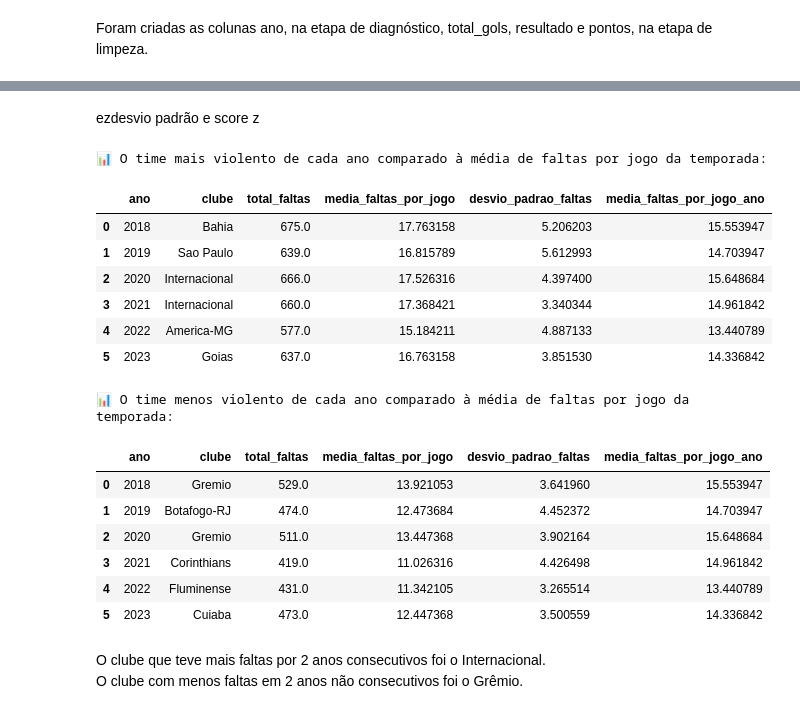
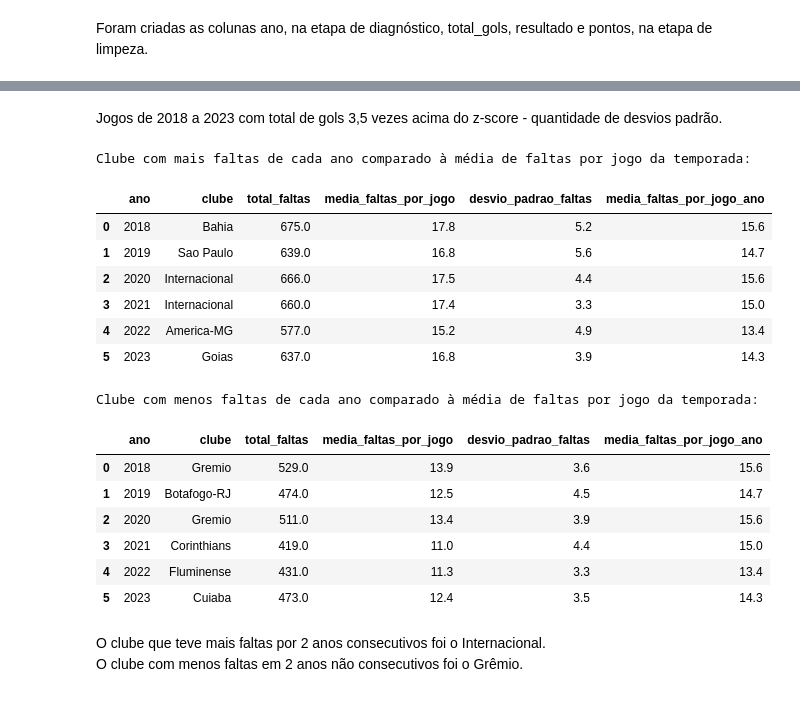
Before and after one commit to CharleneSantos/Caixaverso-FC5, a Jupyter notebook: notebooks/analises.ipynb, the cells around one changed output, grey strips where cells are left out. Cells and saved outputs as stored; diff of their text form; code cells hidden in the pictures.

Commit message:
Finalização das etapas de importação, diagnóstico e limpeza.

```diff
--- a/notebooks/analises.ipynb
+++ b/notebooks/analises.ipynb
@@ -419,14 +405,14 @@ for col in colunas_mediana:
     linhas_com_nan_antes = df_limpeza.isna().any(axis=1).sum()
     media_antes = df_limpeza[col].mean()
 
-    # 2. Calcula a mediana normalmente baseada no grupo (clube e ano)
+    # Calcula a mediana no grupo clube e ano
     mediana_grupo = df_limpeza.groupby(['clube', 'ano'])[col].transform('median').astype(float)
 
-    # 3. Usa o .loc para garantir que o fillna atue APENAS nas 48 linhas filtradas
+    # Usa o .loc para garantir que o fillna atue APENAS nas linhas filtradas
     df_limpeza.loc[filtro, col] = df_limpeza.loc[filtro, col].fillna(mediana_grupo)
 
-    # Registra o total de linhas com NaN após o preenchimento desta coluna
-    linhas_com_nan_depois = df_limpeza.isna().any(axis=1).sum()
+    # Registra o total de linhas dessa coluna com NaN após o preenchimento desta coluna
+    linhas_com_nan_depois = df_limpeza[col].isna().sum()
 
     print(f"--- Coluna: {col} ---")
     print(f"Linhas com NaN antes  : {linhas_com_nan_antes}")
@@ -534,45 +516,45 @@ Partidas que foram outliers de total_gols no ano (incluindo a média anual):
 # %% [markdown]
-ezdesvio padrão e score z
+Jogos de 2018 a 2023 com total de gols 3,5 vezes acima do z-score - quantidade de desvios padrão.
 # %%
-# 1. Agrupa por ano e por clube para calcular as estatísticas por time
-estudo_violencia = df_limpeza.groupby(['ano', 'clube'])['faltas'].agg(
+# Agrupa por ano e por clube para calcular as estatísticas por time
+estudo_faltas = df_limpeza.groupby(['ano', 'clube'])['faltas'].agg(
     total_faltas='sum',
     media_faltas_por_jogo='mean',
     desvio_padrao_faltas='std',
 ).reset_index()
 
-# 2. CORREÇÃO: Calcula a média de faltas POR JOGO de todos os times do ano
-estudo_violencia['media_faltas_por_jogo_ano'] = estudo_violencia.groupby('ano')['media_faltas_por_jogo'].transform('mean')
+# Calcula a média de faltas POR JOGO de todos os times do ano
+estudo_faltas['media_faltas_por_jogo_ano'] = estudo_faltas.groupby('ano')['media_faltas_por_jogo'].transform('mean')
 
-# 3. Ordena para garantir que o time com mais faltas fique no topo do seu ano
-estudo_violencia = estudo_violencia.sort_values(by=['ano', 'total_faltas'], ascending=[False, False])
+# Ordena para garantir que o time com mais faltas fique no topo do seu ano
+estudo_faltas = estudo_faltas.sort_values(by=['ano', 'total_faltas'], ascending=[False, False])
 
-# 4. Isola apenas o primeiro registro (o maior) de cada ano
-maiores_por_ano = estudo_violencia.groupby('ano').first().reset_index()
-menores_por_ano = estudo_violencia.groupby('ano').last().reset_index()
+# Isola apenas o primeiro registro (o maior) de cada ano
+maiores_por_ano = estudo_faltas.groupby('ano').first().reset_index()
+menores_por_ano = estudo_faltas.groupby('ano').last().reset_index()
 
-print("📊 O time mais violento de cada ano comparado à média de faltas por jogo da temporada:")
-display(maiores_por_ano)
+print("Clube com mais faltas de cada ano comparado à média de faltas por jogo da temporada:")
+display(maiores_por_ano.round(1))
 
-print("📊 O time menos violento de cada ano comparado à média de faltas por jogo da temporada:")
-display(menores_por_ano)
+print("Clube com menos faltas de cada ano comparado à média de faltas por jogo da temporada:")
+display(menores_por_ano.round(1))
 # %% [output]
-📊 O time mais violento de cada ano comparado à média de faltas por jogo da temporada:
+Clube com mais faltas de cada ano comparado à média de faltas por jogo da temporada:
 |  | ano | clube | total_faltas | media_faltas_por_jogo | desvio_padrao_faltas | media_faltas_por_jogo_ano |
-| 0 | 2018 | Bahia | 675.0 | 17.763158 | 5.206203 | 15.553947 |
-| 1 | 2019 | Sao Paulo | 639.0 | 16.815789 | 5.612993 | 14.703947 |
-| 2 | 2020 | Internacional | 666.0 | 17.526316 | 4.397400 | 15.648684 |
-| 3 | 2021 | Internacional | 660.0 | 17.368421 | 3.340344 | 14.961842 |
-| 4 | 2022 | America-MG | 577.0 | 15.184211 | 4.887133 | 13.440789 |
-| 5 | 2023 | Goias | 637.0 | 16.763158 | 3.851530 | 14.336842 |
+| 0 | 2018 | Bahia | 675.0 | 17.8 | 5.2 | 15.6 |
+| 1 | 2019 | Sao Paulo | 639.0 | 16.8 | 5.6 | 14.7 |
+| 2 | 2020 | Internacional | 666.0 | 17.5 | 4.4 | 15.6 |
+| 3 | 2021 | Internacional | 660.0 | 17.4 | 3.3 | 15.0 |
+| 4 | 2022 | America-MG | 577.0 | 15.2 | 4.9 | 13.4 |
+| 5 | 2023 | Goias | 637.0 | 16.8 | 3.9 | 14.3 |
-📊 O time menos violento de cada ano comparado à média de faltas por jogo da temporada:
+Clube com menos faltas de cada ano comparado à média de faltas por jogo da temporada:
 |  | ano | clube | total_faltas | media_faltas_por_jogo | desvio_padrao_faltas | media_faltas_por_jogo_ano |
-| 0 | 2018 | Gremio | 529.0 | 13.921053 | 3.641960 | 15.553947 |
-| 1 | 2019 | Botafogo-RJ | 474.0 | 12.473684 | 4.452372 | 14.703947 |
-| 2 | 2020 | Gremio | 511.0 | 13.447368 | 3.902164 | 15.648684 |
-| 3 | 2021 | Corinthians | 419.0 | 11.026316 | 4.426498 | 14.961842 |
-| 4 | 2022 | Fluminense | 431.0 | 11.342105 | 3.265514 | 13.440789 |
-| 5 | 2023 | Cuiaba | 473.0 | 12.447368 | 3.500559 | 14.336842 |
+| 0 | 2018 | Gremio | 529.0 | 13.9 | 3.6 | 15.6 |
+| 1 | 2019 | Botafogo-RJ | 474.0 | 12.5 | 4.5 | 14.7 |
+| 2 | 2020 | Gremio | 511.0 | 13.4 | 3.9 | 15.6 |
+| 3 | 2021 | Corinthians | 419.0 | 11.0 | 4.4 | 15.0 |
+| 4 | 2022 | Fluminense | 431.0 | 11.3 | 3.3 | 13.4 |
+| 5 | 2023 | Cuiaba | 473.0 | 12.4 | 3.5 | 14.3 |
 # %% [markdown]
 O clube que teve mais faltas por 2 anos consecutivos foi o Internacional.
 <br>
```
Also changed, not shown: parts of 15 cells of this notebook, 1 other file.
